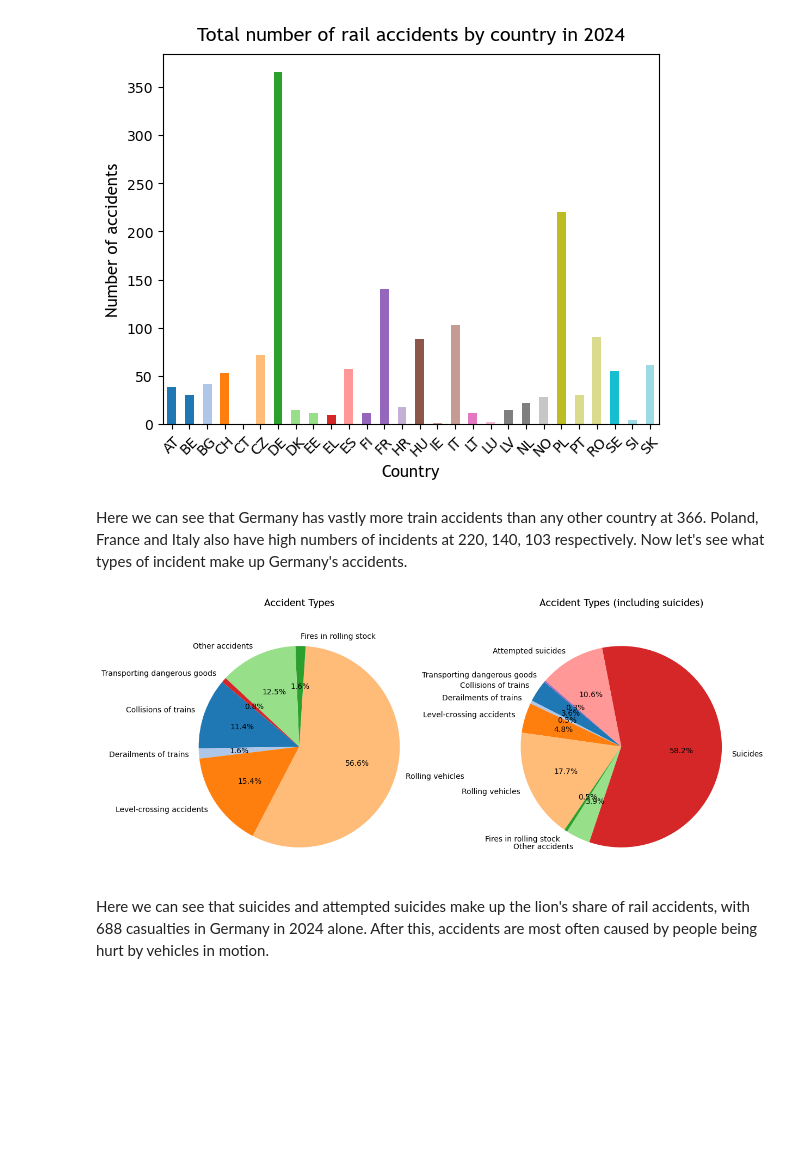
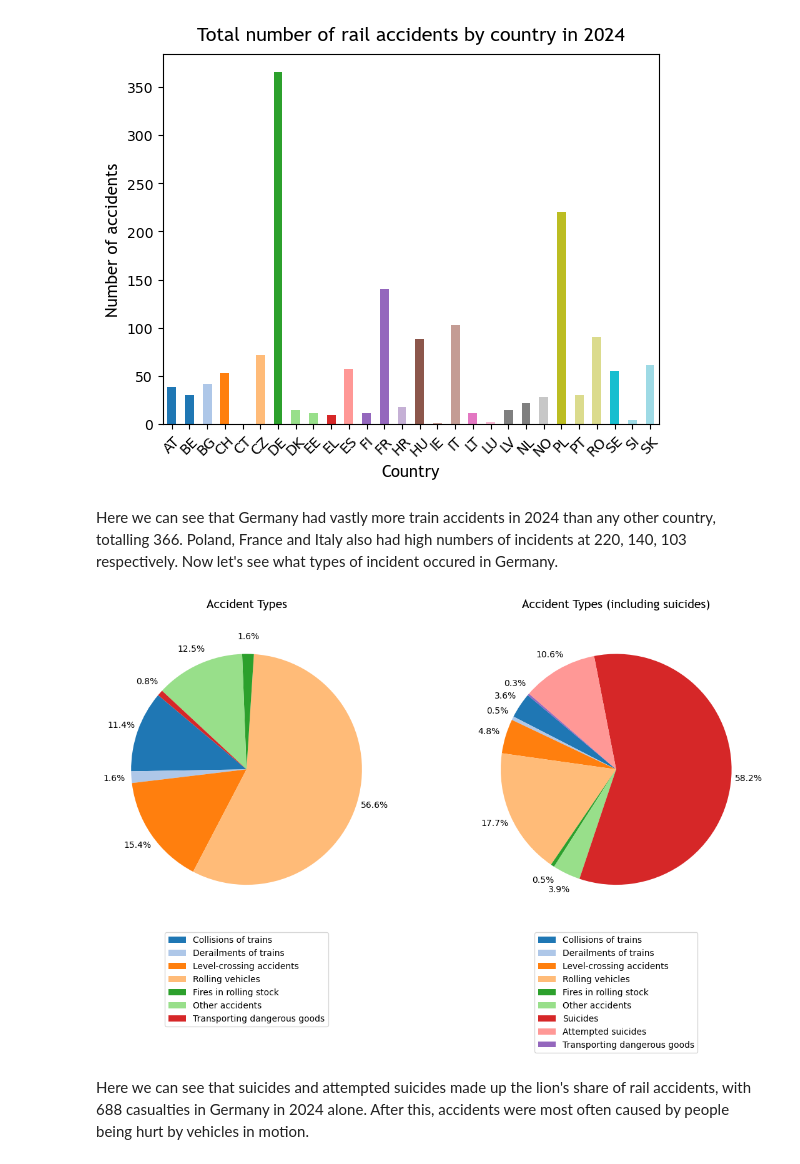
Before and after one commit to aedpluto/train-crashes, a Jupyter notebook: Train crashes in Europe.ipynb, the cells around one changed output. Saved outputs shown, nothing was run; the diff lists cells and outputs as text; code cells hidden in the pictures; blank space fills up the shorter version.

```diff
--- a/Train crashes in Europe.ipynb
+++ b/Train crashes in Europe.ipynb
@@ -158,7 +156,7 @@ plt.show()
 # %% [output]
 [figure]
 # %% [markdown]
-Here we can see that Germany has vastly more train accidents than any other country at 366. Poland, France and Italy also have high numbers of incidents at 220, 140, 103 respectively. Now let's see what types of incident make up Germany's accidents.
+Here we can see that Germany had vastly more train accidents in 2024 than any other country, totalling 366. Poland, France and Italy also had high numbers of incidents at 220, 140, 103 respectively. Now let's see what types of incident occured in Germany.
 # %%
 # formatting
 germany_atype_isolated = incidents2024[["CSI", "DE"]]
@@ -182,35 +180,60 @@ unique_rows_w_suicides = unique_rows + ["Suicides", "Attempted suicides"]
 
 # reformatting
 germany_atype_isolated_1 = germany_atype_isolated[germany_atype_isolated["CSI"].isin(unique_rows)]
 germany_atype_suicides = germany_atype_isolated[germany_atype_isolated["CSI"].isin(unique_rows_w_suicides)]
 
 def updateColName(old, new, df, column="CSI"):
     is_old_name = df[column] == old
     df.loc[is_old_name, column] = new
     return df
 
 t1 = "Total number of accidents involving at least one railway vehicle transporting dangerous goods"
 t2 = "Accidents to persons caused by rolling stock in motion"
 
 germany_atype_isolated_1 = updateColName(t1, "Transporting dangerous goods", germany_atype_isolated_1)
 germany_atype_suicides = updateColName(t1, "Transporting dangerous goods", germany_atype_suicides)
 
 germany_atype_isolated_1 = updateColName(t2, "Rolling vehicles", germany_atype_isolated_1)
 germany_atype_suicides = updateColName(t2, "Rolling vehicles", germany_atype_suicides)
 
 # plot figure
 fig, (ax1, ax2) = plt.subplots(1, 2, figsize=(14, 6))
 
 # plot chart 1
-ax1.pie(germany_atype_isolated_1["DE"], labels=germany_atype_isolated_1["CSI"], autopct="%1.1f%%", startangle=140, colors=plt.cm.tab20.colors)
+wedges1, texts1, autotexts1 = ax1.pie(germany_atype_isolated_1["DE"],
+        autopct="%1.1f%%",
+        pctdistance=1.15,
+        startangle=140,
+        colors=plt.cm.tab20.colors
+       )
+
+ax1.legend(wedges1,
+          germany_atype_isolated_1["CSI"],
+           loc="upper center",
+           bbox_to_anchor=(0.5, -0.05)
+          )
+
 ax1.set_title("Accident Types", fontsize=14, fontname="Trebuchet MS", pad=20)
 
 # plot chart 2
-ax2.pie(germany_atype_suicides["DE"], labels=germany_atype_suicides["CSI"], autopct="%1.1f%%", startangle=140, colors=plt.cm.tab20.colors)
+wedges2, texts2, autotexts2 = ax2.pie(
+        germany_atype_suicides["DE"],
+        autopct="%1.1f%%",
+        pctdistance=1.15,
+        startangle=140,
+        colors=plt.cm.tab20.colors
+        )
+
+ax2.legend(wedges2,
+           germany_atype_suicides["CSI"],
+           loc="upper center",
+           bbox_to_anchor=(0.5, -0.05)
+          )
+
 ax2.set_title("Accident Types (including suicides)", fontsize=14, fontname="Trebuchet MS", pad=20)
 
 plt.show()
 # %% [output]
-[figure, old version]
+[figure, new version]
 # %% [markdown]
-Here we can see that suicides and attempted suicides make up the lion's share of rail accidents, with 688 casualties in Germany in 2024 alone. After this, accidents are most often caused by people being hurt by vehicles in motion.
+Here we can see that suicides and attempted suicides made up the lion's share of rail accidents, with 688 casualties in Germany in 2024 alone. After this, accidents were most often caused by people being hurt by vehicles in motion.
```
Also changed, not shown: parts of 12 cells of this notebook.
